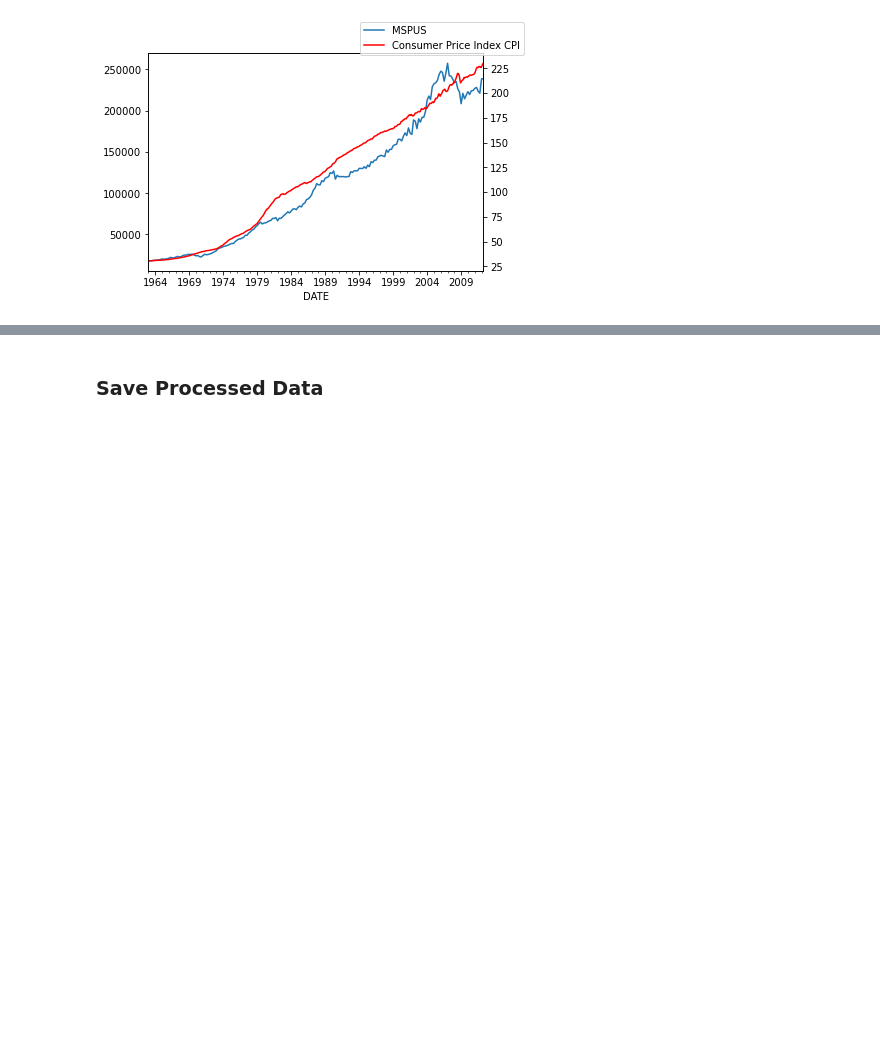
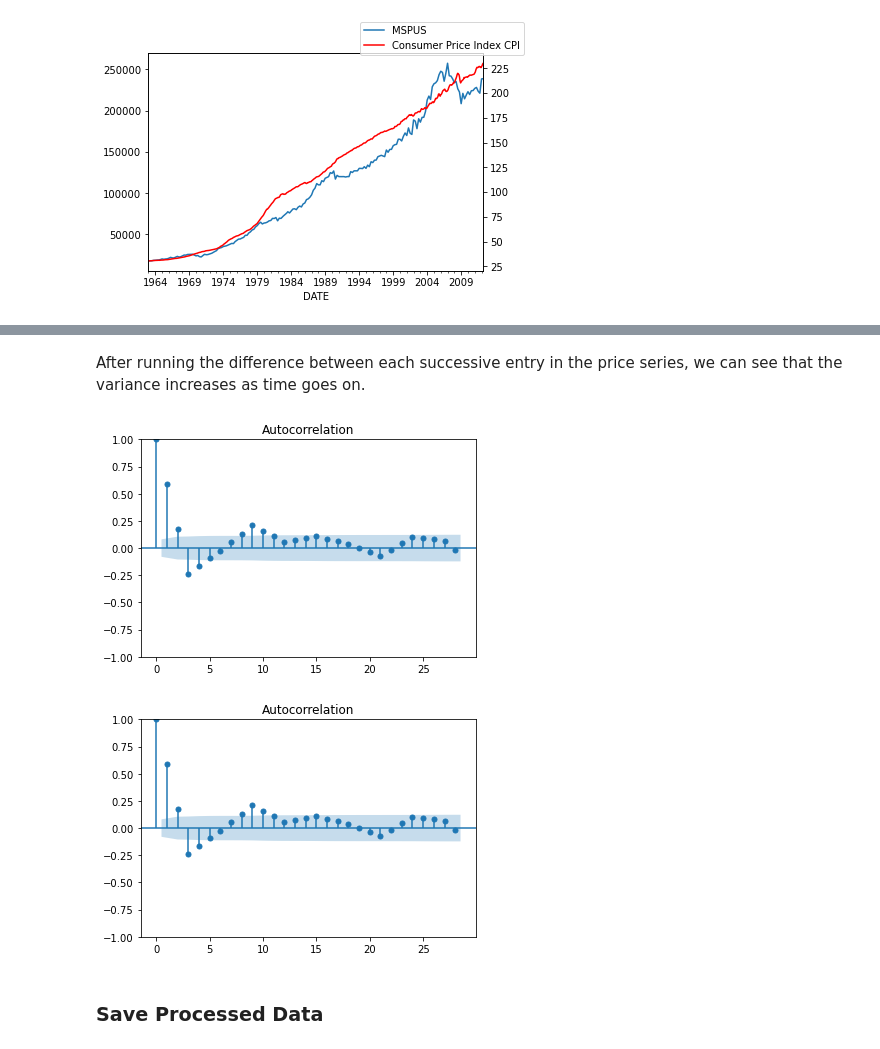
Before and after one commit to hsdistefa/mas-thesis, a Jupyter notebook: EDA.ipynb, the cells around one changed output, grey strips where cells are left out. Cells and saved outputs as stored; diff of their text form; code cells hidden in the pictures; blank space fills up the shorter version.

```diff
--- a/EDA.ipynb
+++ b/EDA.ipynb
@@ -329,3 +358,10 @@ plt.show()
+# %% [markdown]
+After running the difference between each successive entry in the price series, we can see that the variance increases as time goes on.
+# %%
+sm.graphics.tsa.plot_acf(price_diff)
+# %% [output]
+[figure, added]
+[figure, added]
 # %% [markdown]
 ### Save Processed Data
 # %%
```
Also changed, not shown: parts of 4 cells of this notebook.
